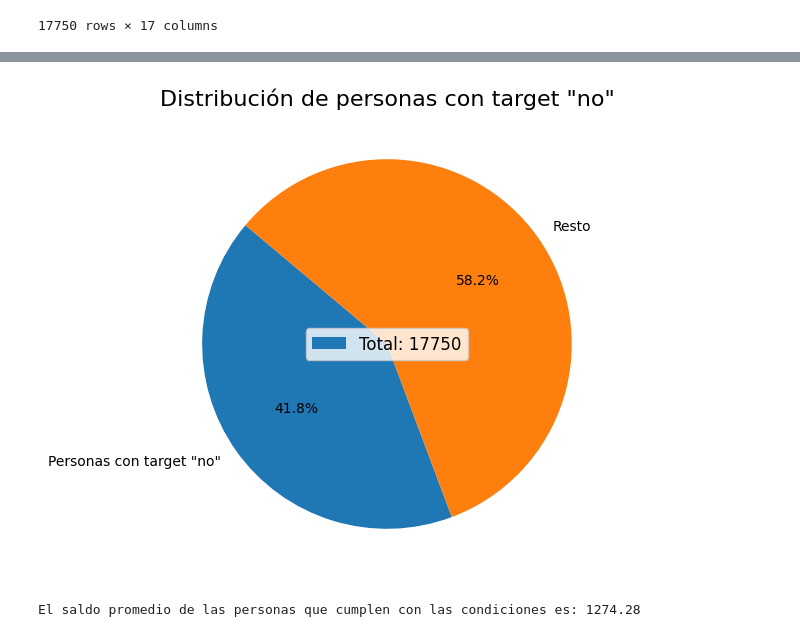
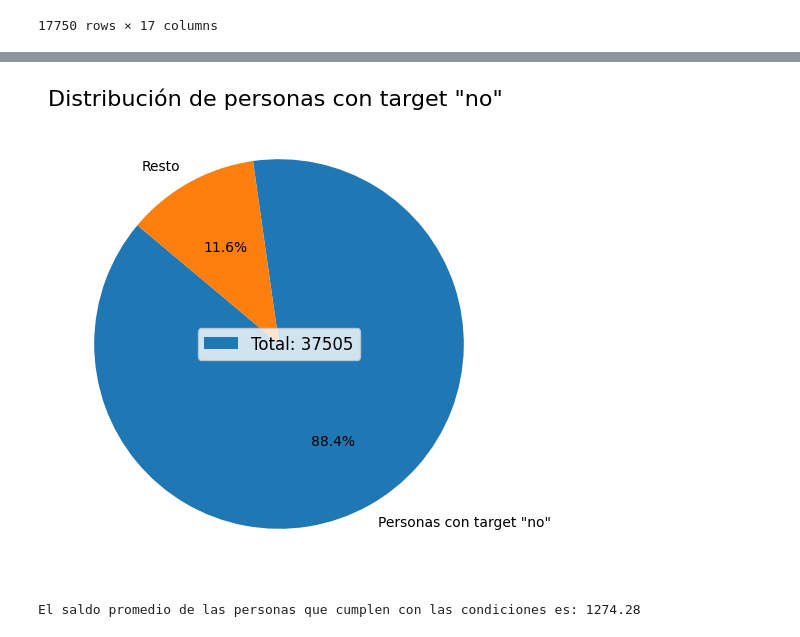
Before and after one commit to guillem-edo/AMACOR_Depositos, a Jupyter notebook: DATA/EDA/EDA.ipynb, the cells around one changed output, grey strips where cells are left out. Drawn from its saved outputs; the diff is of its cells as text; code cells hidden in the pictures.

```diff
--- a/DATA/EDA/EDA.ipynb
+++ b/DATA/EDA/EDA.ipynb
@@ -502,3 +485,6 @@ pdvptno
 | 44253 | 44254 | 51 | blue-collar | casado | secundaria/superiores | no | 794 | si | no | ... |
 | 44255 | 44256 | 32 | technician | soltero | secundaria/superiores | no | 321 | si | no | ... |
 17750 rows × 17 columns
+# %%
+usuarios_target_no = df[df['target'] == "no"]
+usuarios_target_no
@@ -505,25 +505,23 @@ pdvptno
 # %%
-# Filtrar el DataFrame por el target 'no'
-pdvptno = df[(df['deuda'] == 'no') & (df['vivienda'] == 'si') & (df['prestamo'] == 'no') & (df['target'] == 'no')]
-
 # Contar el número de personas que cumplen con las condiciones y tienen target 'no'
-num_personas_target_no = len(pdvptno)
+num_personas_target_no = len(usuarios_target_no)
 num_resto = len(df) - num_personas_target_no
 
 # Datos para el gráfico
 labels = ['Personas con target "no"', 'Resto']
 datos = [num_personas_target_no, num_resto]
 colors = ['#1f77b4', '#ff7f0e']  # Mismos colores que antes: azul y naranja
 
 # Crear el gráfico de torta
 plt.figure(figsize=(8, 6))  # Ajustar el tamaño del gráfico
 plt.pie(datos, labels=labels, colors=colors, autopct='%1.1f%%', startangle=140)
 
 # Añadir leyenda con el total de personas que tienen el target 'no'
 plt.legend([f'Total: {num_personas_target_no}'], loc='center', fontsize=12)
+#plt.legend([f'resto: {num_resto}'], loc='center', fontsize=12)
 
-plt.title('Distribución de personas con target "no"', fontsize=16)
+plt.title('Distribución de personas con target "no" ', fontsize=16)
 
 plt.show()
 # %% [output]
-[figure, old version]
+[figure, new version]
```
Also changed, not shown: parts of 12 cells of this notebook.
